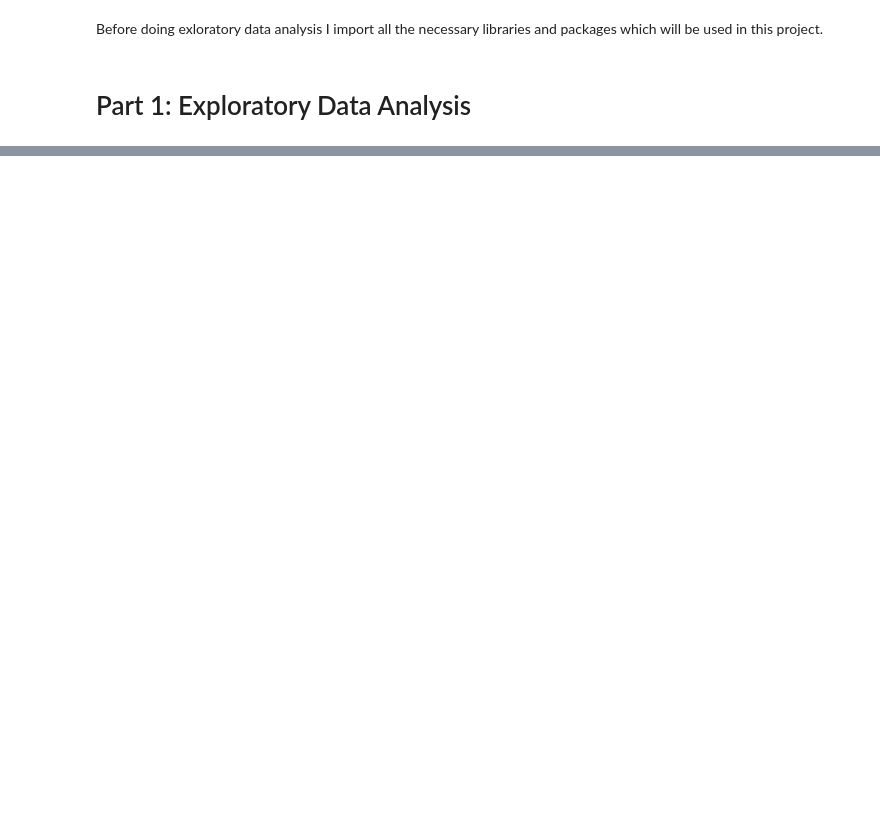
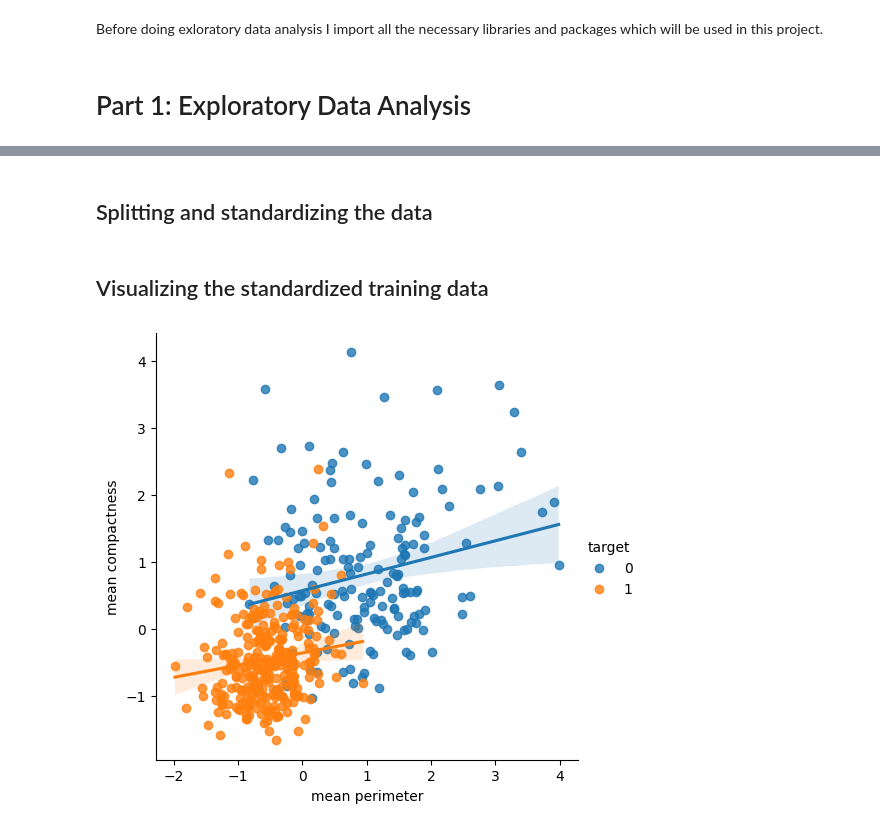
Before and after one commit to Parniaahmadi/Breast-Cancer, a Jupyter notebook: BreastCancer.ipynb, the cells around one changed output, grey strips where cells are left out. Drawn from its saved outputs; the diff is of its cells as text; code cells hidden in the pictures; blank space fills up the shorter version.

```diff
--- a/BreastCancer.ipynb
+++ b/BreastCancer.ipynb
@@ -34,0 +125,3 @@ from sklearn.model_selection import GridSearchCV  # For performing cross-validat
+# %%
+df = pd.DataFrame(dataset['data'], columns=dataset['feature_names'])
+df['target'] = dataset.target  # Adding a column for target
@@ -34,0 +207,41 @@ from sklearn.model_selection import GridSearchCV  # For performing cross-validat
+# %% [markdown]
+## Splitting and standardizing the data
+# %%
+## Function to split and standardize the dataset ##
+
+def split_standard(df, target, test_size, random_state):
+  '''
+  target: name of the column target
+  '''
+
+  ## Split the data ##
+  X_train, X_test, y_train, y_test = train_test_split(df.drop(target, axis=1), df[target], test_size=test_size, random_state=random_state)
+
+  ## Applying StandardScaler to the DataFrame ##
+  SS = StandardScaler()
+  X_train = SS.fit_transform(X_train)  # Can be applied to both dataframe and numpy array
+  X_test = SS.transform(X_test)  # Using the previously fitted transformation for the test data
+
+  ## Converting X_train and X_test to DataFrame which might be useful later on ##
+  X_train = pd.DataFrame(X_train, columns=dataset.feature_names).set_index(y_train.index)  # The index of X_train is set equal to the index of y_train
+  X_test = pd.DataFrame(X_test, columns=dataset.feature_names).set_index(y_test.index)  # The index of X_test is set equal to the index of y_test
+
+  return X_train, X_test, y_train, y_test
+# %%
+## Split and standardize data ##
+
+X_train, X_test, y_train, y_test = split_standard(df, 'target', test_size=0.2, random_state=0)  # 80% training and 20% test
+# %% [markdown]
+## Visualizing the standardized training data
+# %%
+## Creating a dataframe including X_train and y_train for visualization ##
+
+df_train = pd.concat([X_train, y_train], axis=1)  # Here the index for X_train and y_train is the same
+# %%
+## Visualizing two features of the standardized data ##
+
+ax = sns.lmplot(x='mean perimeter', y='mean compactness', hue='target', data=df_train)
+
+plt.show()
+# %% [output]
+[figure, added]
```
Also changed, not shown: parts of 38 cells of this notebook.
